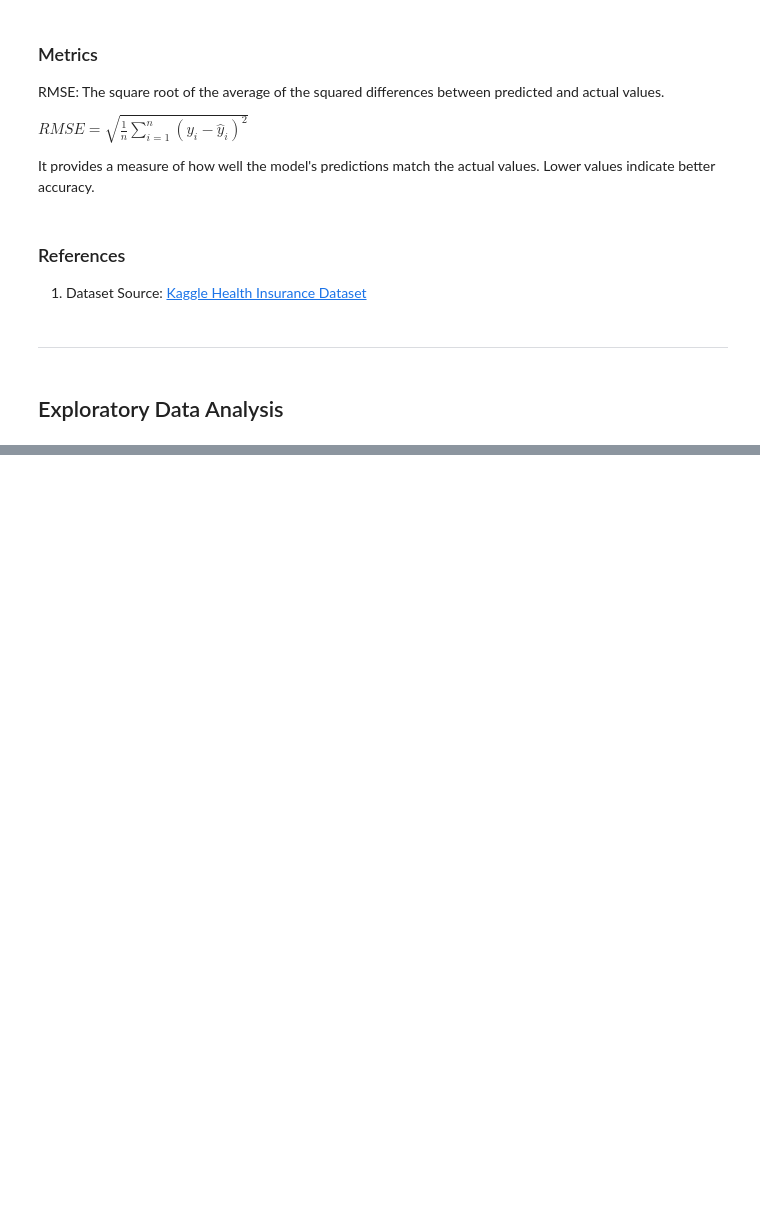
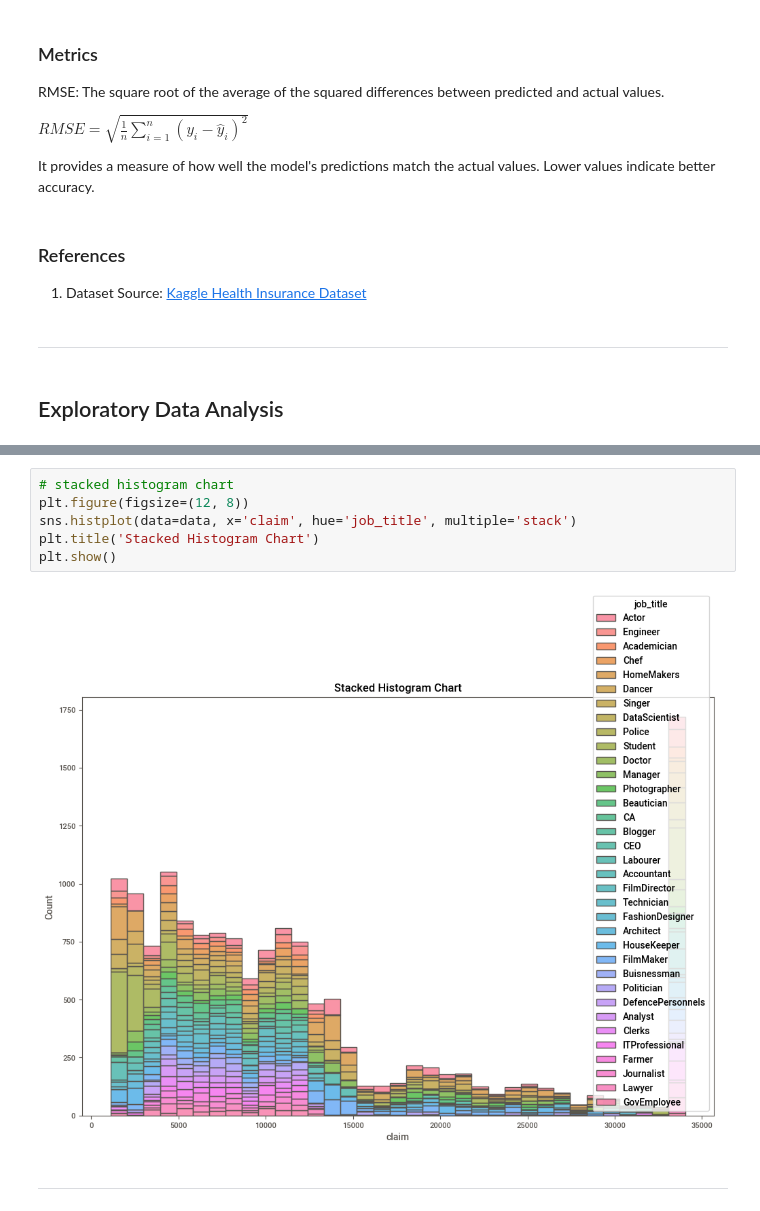
Before and after one commit to hwiminPark/Health_Insurance_Claim, a Jupyter notebook: main.ipynb, the cells around one changed output, grey strips where cells are left out. Drawn from its saved outputs; the diff is of its cells as text; blank space fills up the shorter version.

```diff
--- a/main.ipynb
+++ b/main.ipynb
@@ -55,0 +155,10 @@ It provides a measure of how well the model's predictions match the actual value
+# %%
+# stacked histogram chart
+plt.figure(figsize=(12, 8))
+sns.histplot(data=data, x='claim', hue='job_title', multiple='stack')
+plt.title('Stacked Histogram Chart')
+plt.show()
+# %% [output]
+[figure, added]
+# %% [markdown]
+---
```
Also changed, not shown: parts of 13 cells of this notebook.
